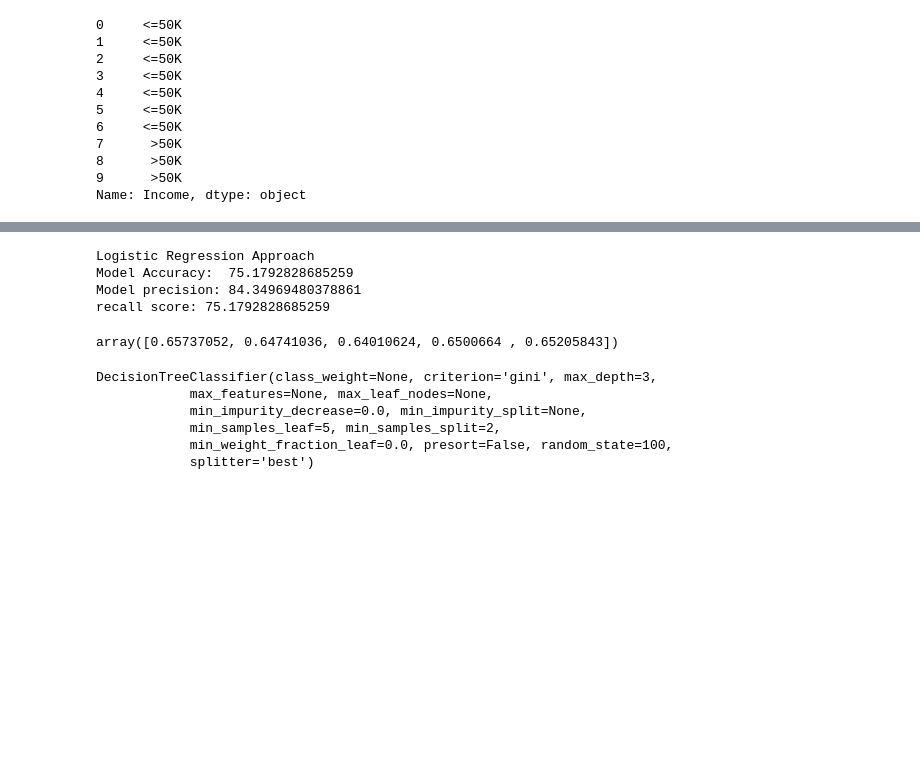
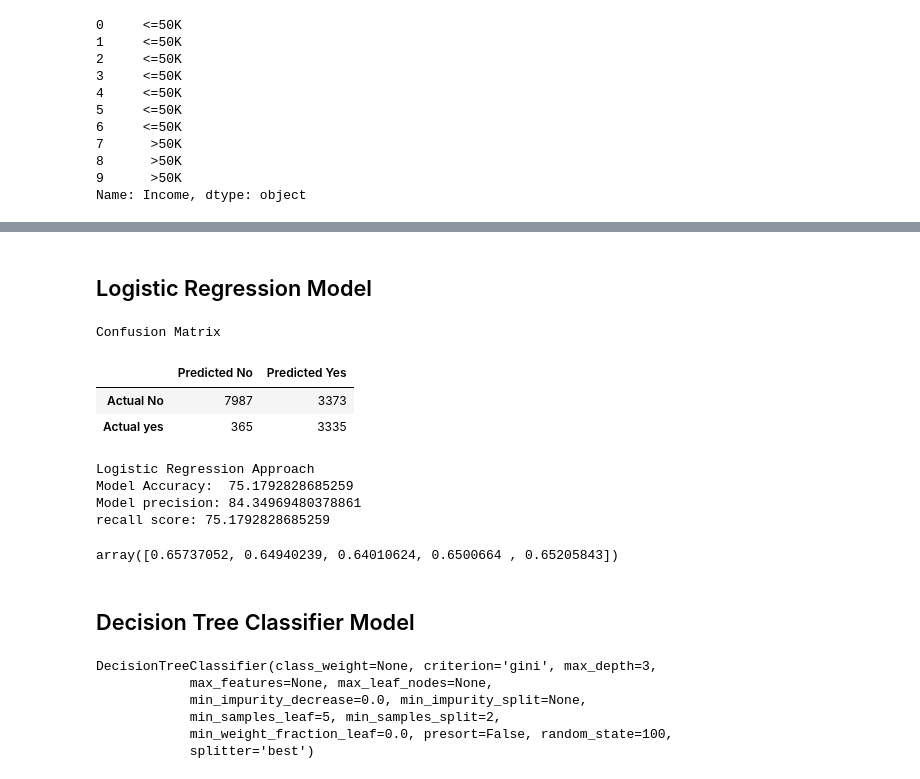
Before and after one commit to YashDeshpande1771/Adult-Income-prediction, a Jupyter notebook: DMW adult census.ipynb, the cells around one changed output, grey strips where cells are left out. Drawn from its saved outputs; the diff is of its cells as text; code cells hidden in the pictures; blank space fills up the shorter version.

```diff
--- a/DMW adult census.ipynb
+++ b/DMW adult census.ipynb
@@ -191,10 +279,20 @@ Fitting 3 folds for each of 1 candidates, totalling 3 fits
+# %% [markdown]
+## Logistic Regression Model
+# %%
+lrn = LogisticRegression(penalty = 'l1', C = .001, class_weight='balanced')
+
+lrn.fit(X_trainEncoded, Y_trainEncoded)
+Y_pred = lrn.predict(X_testEncoded)
+data1=(confusion_matrix(Y_testEncoded,Y_pred))
+cf_df= pd.DataFrame(data1,columns=['Predicted No','Predicted Yes'], index=['Actual No', 'Actual yes'])
+print("Confusion Matrix")
+cf_df
+# %% [output]
+Confusion Matrix
+|  | Predicted No | Predicted Yes |
+| Actual No | 7987 | 3373 |
+| Actual yes | 365 | 3335 |
 # %%
-lrn = LogisticRegression(penalty = 'l1', C = .001, class_weight='balanced')
-
-lrn.fit(X_trainEncoded, Y_trainEncoded)
-Y_pred = lrn.predict(X_testEncoded)
-data1=(confusion_matrix(Y_testEncoded,Y_pred))
-
 acc = accuracy_score(Y_testEncoded, Y_pred)
 
 print ("Logistic Regression Approach")
@@ -210,7 +308,9 @@ Logistic Regression Approach
 Model Accuracy:  75.1792828685259
 Model precision: 84.34969480378861
 recall score: 75.1792828685259
-array([0.65737052, 0.64741036, 0.64010624, 0.6500664 , 0.65205843])
+array([0.65737052, 0.64940239, 0.64010624, 0.6500664 , 0.65205843])
+# %% [markdown]
+## Decision Tree Classifier Model
 # %%
 import pandas as pd
 from sklearn.cross_validation import train_test_split
```
Also changed, not shown: parts of 21 cells of this notebook.
